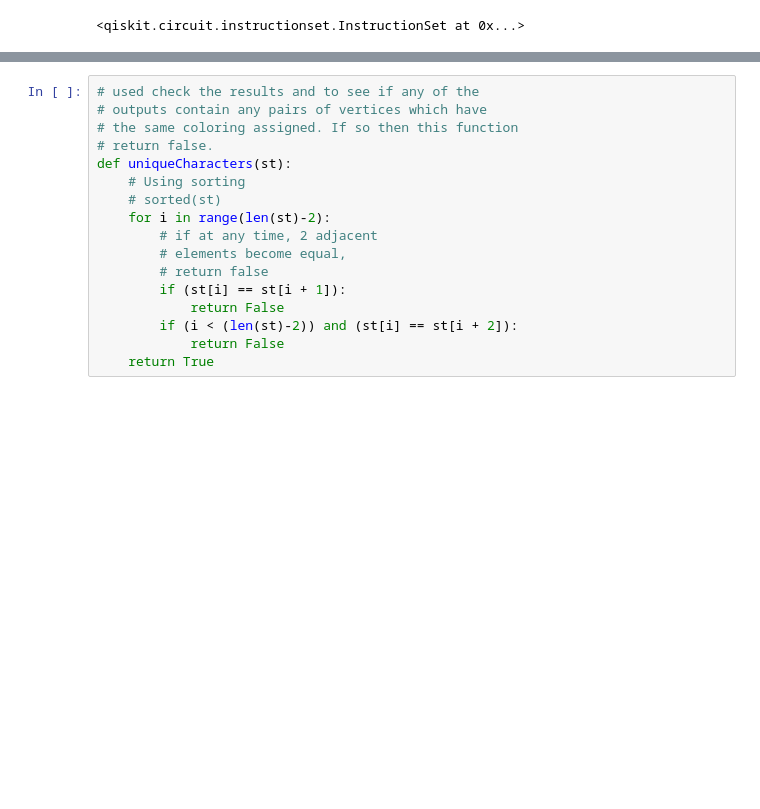
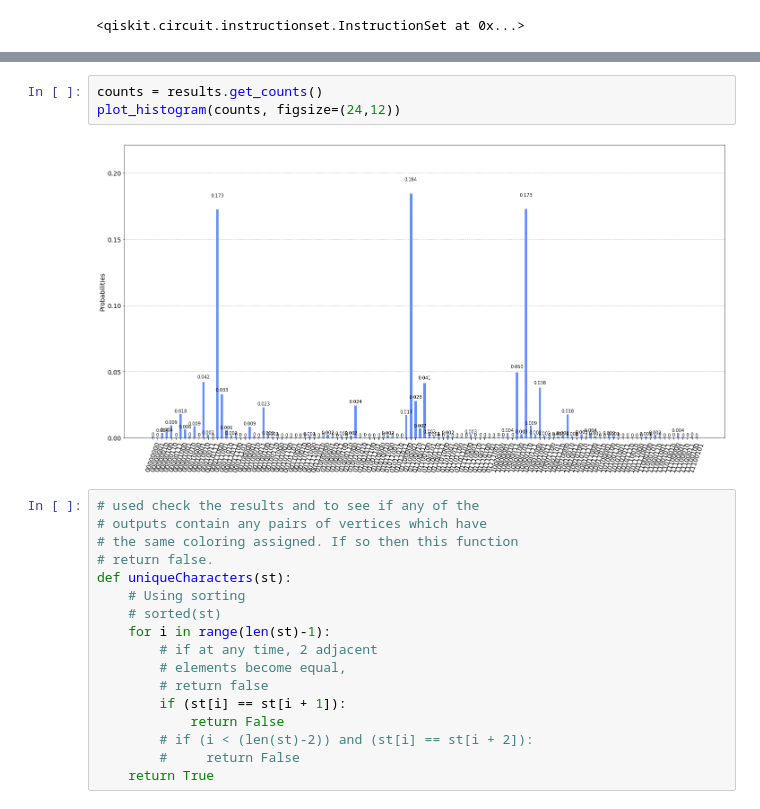
Before and after one commit to carlklier/CombinatorialOptimizationGraphColoring, a Jupyter notebook: code/3-coloring-qaoa.ipynb, the cells around one changed output, grey strips where cells are left out. Cells and saved outputs as stored; diff of their text form; blank space fills up the shorter version.

```diff
--- a/code/3-coloring-qaoa.ipynb
+++ b/code/3-coloring-qaoa.ipynb
@@ -157,3 +193,8 @@ plot_histogram(counts, figsize=(24,12))
+# %%
+counts = results.get_counts()
+plot_histogram(counts, figsize=(24,12))
+# %% [output]
+[figure, added]
 # %%
 # used check the results and to see if any of the
 # outputs contain any pairs of vertices which have
@@ -162,12 +203,12 @@ plot_histogram(counts, figsize=(24,12))
 def uniqueCharacters(st):
     # Using sorting
     # sorted(st)
-    for i in range(len(st)-2):
+    for i in range(len(st)-1):
         # if at any time, 2 adjacent
         # elements become equal,
         # return false
         if (st[i] == st[i + 1]):
             return False
-        if (i < (len(st)-2)) and (st[i] == st[i + 2]):
-            return False
+        # if (i < (len(st)-2)) and (st[i] == st[i + 2]):
+        #     return False
     return True
```
Also changed, not shown: parts of 11 cells of this notebook, 1 other file.
